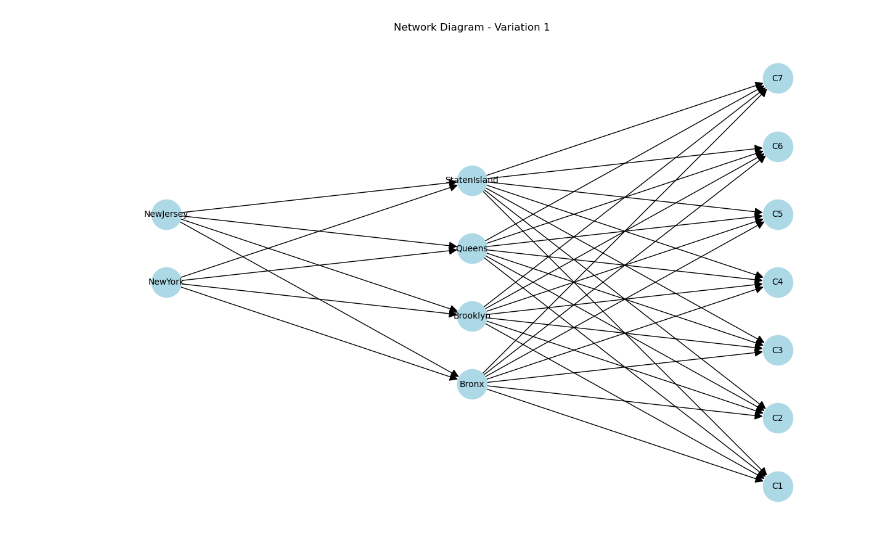
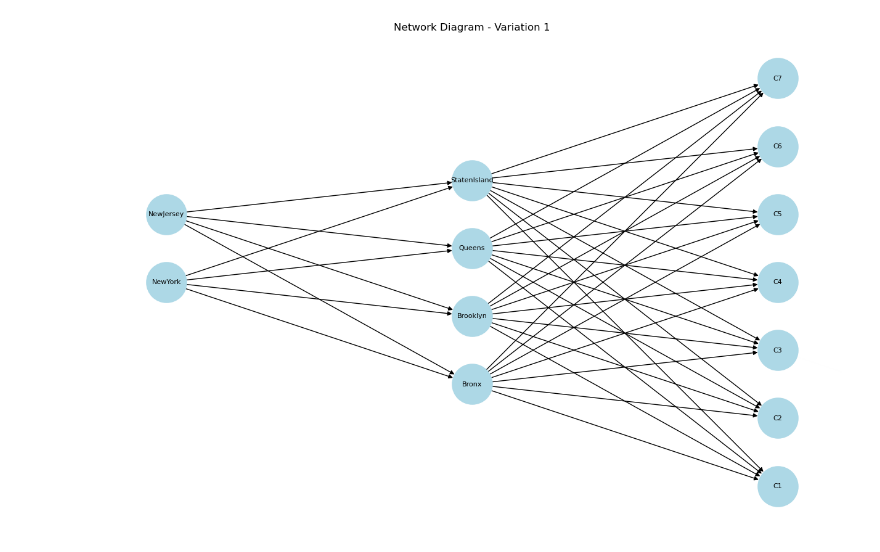
Before and after one commit to joseeneas/Projects, a Jupyter notebook: Activity-13-2-1.ipynb, the cells around one changed output. Cells and saved outputs as stored; diff of their text form; code cells hidden in the pictures.

```diff
--- a/Activity-13-2-1.ipynb
+++ b/Activity-13-2-1.ipynb
@@ -110,32 +207,32 @@ cities    = ['NewYork', 'NewJersey']
 depots    = ['Bronx', 'Brooklyn', 'Queens', 'StatenIsland']
 landfills = ['C1', 'C2', 'C3', 'C4', 'C5', 'C6', 'C7']
 # Add nodes
 G.add_nodes_from(cities)
 G.add_nodes_from(depots)
 G.add_nodes_from(landfills)
 # Add edges
 for city in cities:
     for depot in depots:
         G.add_edge(city, depot)
 for depot in depots:
     for landfill in landfills:
         G.add_edge(depot, landfill)
 # Define layout
 pos = {}
 # Cities on the left
 for i, city in enumerate(cities):
     pos[city] = (-2, i)
 # Depots in the center
 for i, depot in enumerate(depots):
     pos[depot] = (0, i-1.5)
 # Landfills on the right
 for i, landfill in enumerate(landfills):
     pos[landfill] = (2, i-3)
 # Draw
 plt.figure(figsize=(12,8))
-nx.draw(G, pos, with_labels=True, node_color='lightblue', node_size=1200, arrowsize=20, font_size=10)
+nx.draw(G, pos, with_labels=True, node_color='lightblue', node_size=2200, arrowsize=10, font_size=8)
 plt.title('Network Diagram - Variation 1')
 plt.axis('off')
 plt.show()
 # %% [output]
-[figure, old version]
+[figure, new version]
```
Also changed, not shown: parts of 22 cells of this notebook, 6 other files.
